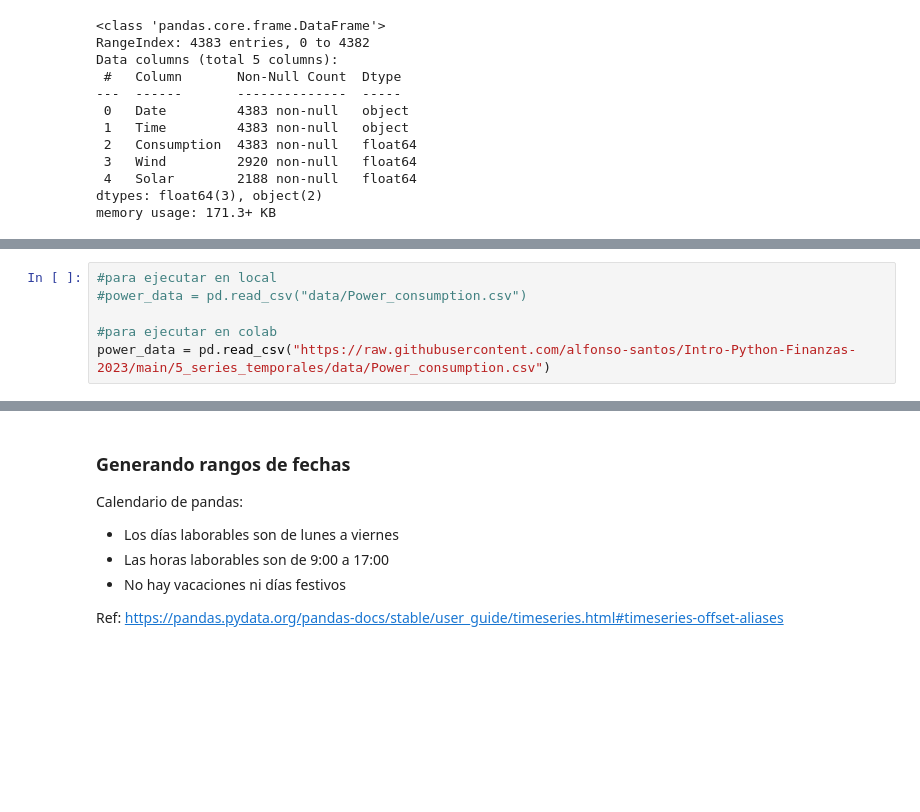
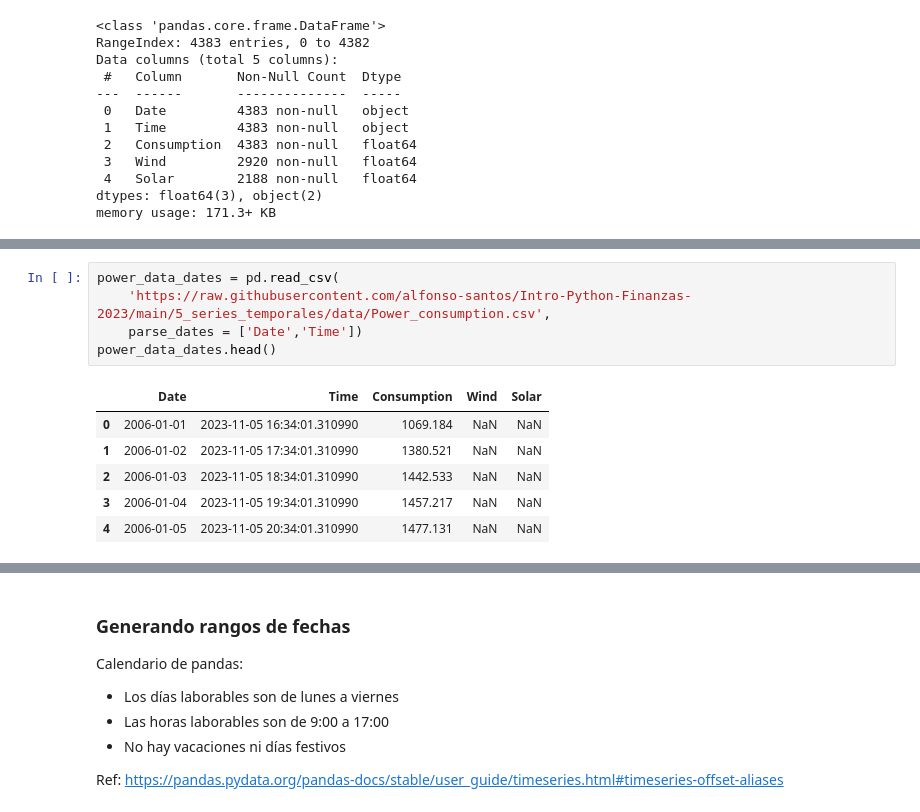
Before and after one commit to alfonso-santos/Intro-Python-Finanzas-2023, a Jupyter notebook: 5_series_temporales/5_2_indexación_rangos.ipynb, the cells around one changed output, grey strips where cells are left out. Drawn from its saved outputs; the diff is of its cells as text; blank space fills up the shorter version.

Commit message:
Actualización de notebooks de series temporales.

```diff
--- a/5_series_temporales/5_2_indexación_rangos.ipynb
+++ b/5_series_temporales/5_2_indexación_rangos.ipynb
@@ -102,6 +147,12 @@ power_data
 # %%
-#para ejecutar en local
-#power_data = pd.read_csv("data/Power_consumption.csv")
-
-#para ejecutar en colab
-power_data = pd.read_csv("https://raw.githubusercontent.com/alfonso-santos/Intro-Python-Finanzas-2023/main/5_series_temporales/data/Power_consumption.csv")
+power_data_dates = pd.read_csv(
+    'https://raw.githubusercontent.com/alfonso-santos/Intro-Python-Finanzas-2023/main/5_series_temporales/data/Power_consumption.csv',
+    parse_dates = ['Date','Time'])
+power_data_dates.head()
+# %% [output]
+|  | Date | Time | Consumption | Wind | Solar |
+| 0 | 2006-01-01 | 2023-11-05 16:34:01.310990 | 1069.184 | NaN | NaN |
+| 1 | 2006-01-02 | 2023-11-05 17:34:01.310990 | 1380.521 | NaN | NaN |
+| 2 | 2006-01-03 | 2023-11-05 18:34:01.310990 | 1442.533 | NaN | NaN |
+| 3 | 2006-01-04 | 2023-11-05 19:34:01.310990 | 1457.217 | NaN | NaN |
+| 4 | 2006-01-05 | 2023-11-05 20:34:01.310990 | 1477.131 | NaN | NaN |
```
Also changed, not shown: parts of 43 cells of this notebook, 2 other files.
